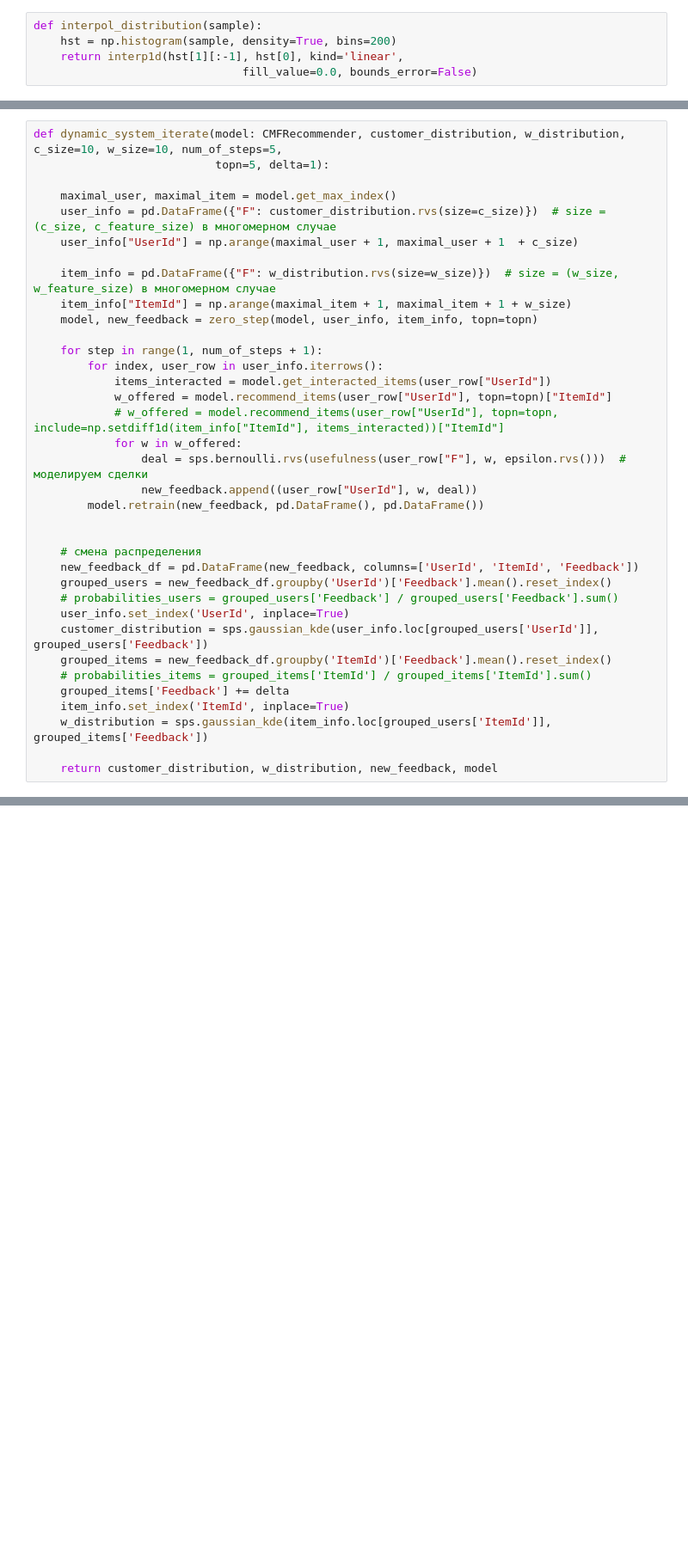
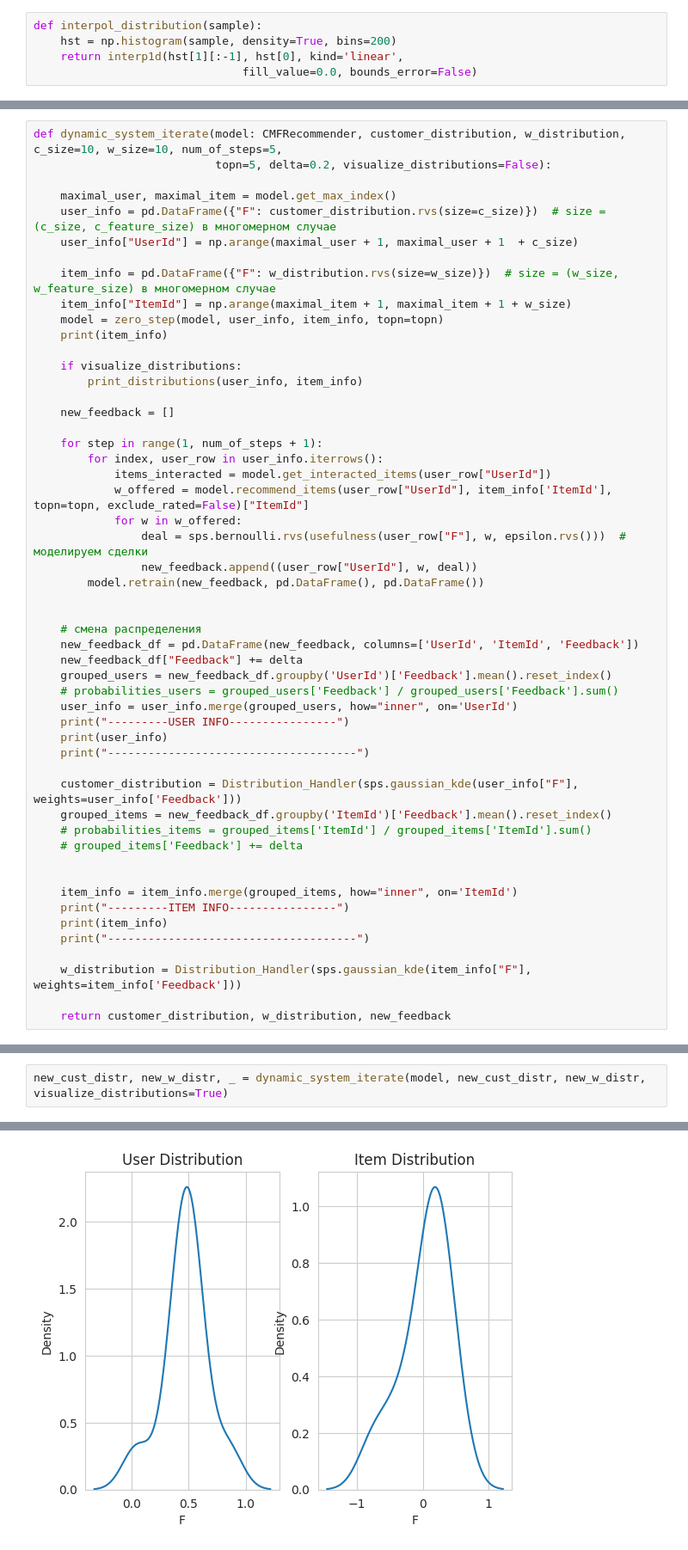
Before and after one commit to intsystems/2024-Project-144, a Jupyter notebook: code/Iterations_v2.ipynb, the cells around one changed output, grey strips where cells are left out. Shown at 86% size. Saved outputs shown, nothing was run; the diff lists cells and outputs as text; blank space fills up the shorter version.

```diff
--- a/code/Iterations_v2.ipynb
+++ b/code/Iterations_v2.ipynb
@@ -123,6 +66,6 @@ class CMFRecommender:
 # %%
 def dynamic_system_iterate(model: CMFRecommender, customer_distribution, w_distribution, c_size=10, w_size=10, num_of_steps=5,
-                           topn=5, delta=1):
+                           topn=5, delta=0.2, visualize_distributions=False):
 
     maximal_user, maximal_item = model.get_max_index()
     user_info = pd.DataFrame({"F": customer_distribution.rvs(size=c_size)})  # size = (c_size, c_feature_size) в многомерном случае
@@ -130,13 +73,18 @@ def dynamic_system_iterate(model: CMFRecommender, customer_distribution, w_distr
 
     item_info = pd.DataFrame({"F": w_distribution.rvs(size=w_size)})  # size = (w_size, w_feature_size) в многомерном случае
     item_info["ItemId"] = np.arange(maximal_item + 1, maximal_item + 1 + w_size)
-    model, new_feedback = zero_step(model, user_info, item_info, topn=topn)
+    model = zero_step(model, user_info, item_info, topn=topn)
+    print(item_info)
+
+    if visualize_distributions:
+        print_distributions(user_info, item_info)
+
+    new_feedback = []
 
     for step in range(1, num_of_steps + 1):
         for index, user_row in user_info.iterrows():
             items_interacted = model.get_interacted_items(user_row["UserId"])
-            w_offered = model.recommend_items(user_row["UserId"], topn=topn)["ItemId"]
-            # w_offered = model.recommend_items(user_row["UserId"], topn=topn, include=np.setdiff1d(item_info["ItemId"], items_interacted))["ItemId"]
+            w_offered = model.recommend_items(user_row["UserId"], item_info['ItemId'], topn=topn, exclude_rated=False)["ItemId"]
             for w in w_offered:
                 deal = sps.bernoulli.rvs(usefulness(user_row["F"], w, epsilon.rvs()))  # моделируем сделки
                 new_feedback.append((user_row["UserId"], w, deal))
@@ -145,17 +93,28 @@ def dynamic_system_iterate(model: CMFRecommender, customer_distribution, w_distr
 
     # смена распределения
     new_feedback_df = pd.DataFrame(new_feedback, columns=['UserId', 'ItemId', 'Feedback'])
+    new_feedback_df["Feedback"] += delta
     grouped_users = new_feedback_df.groupby('UserId')['Feedback'].mean().reset_index()
     # probabilities_users = grouped_users['Feedback'] / grouped_users['Feedback'].sum()
-    user_info.set_index('UserId', inplace=True)
-    customer_distribution = sps.gaussian_kde(user_info.loc[grouped_users['UserId']], grouped_users['Feedback'])
+    user_info = user_info.merge(grouped_users, how="inner", on='UserId')
+    print("---------USER INFO----------------")
+    print(user_info)
+    print("-------------------------------------")
+
+    customer_distribution = Distribution_Handler(sps.gaussian_kde(user_info["F"], weights=user_info['Feedback']))
     grouped_items = new_feedback_df.groupby('ItemId')['Feedback'].mean().reset_index()
     # probabilities_items = grouped_items['ItemId'] / grouped_items['ItemId'].sum()
-    grouped_items['Feedback'] += delta
-    item_info.set_index('ItemId', inplace=True)
-    w_distribution = sps.gaussian_kde(item_info.loc[grouped_users['ItemId']], grouped_items['Feedback'])
+    # grouped_items['Feedback'] += delta
 
-    return customer_distribution, w_distribution, new_feedback, model
+
+    item_info = item_info.merge(grouped_items, how="inner", on='ItemId')
+    print("---------ITEM INFO----------------")
+    print(item_info)
+    print("-------------------------------------")
+
+    w_distribution = Distribution_Handler(sps.gaussian_kde(item_info["F"], weights=item_info['Feedback']))
+
+    return customer_distribution, w_distribution, new_feedback
 # %%
 user_info = pd.DataFrame({"F": customer_distribution.rvs(size=100)}) # генерим датасет для нулевой итерации
 user_info["UserId"] = np.arange(100)
@@ -177,0 +138,3 @@ ValueError: Number of dimensions is greater than number of samples. This results
+# %%
+new_cust_distr, new_w_distr, _ = dynamic_system_iterate(model, new_cust_distr, new_w_distr, visualize_distributions=True)
+# %% [output]
@@ -177,0 +158 @@ ValueError: Number of dimensions is greater than number of samples. This results
+[figure, added]
```
Also changed, not shown: parts of 10 cells of this notebook, 1 other file.
